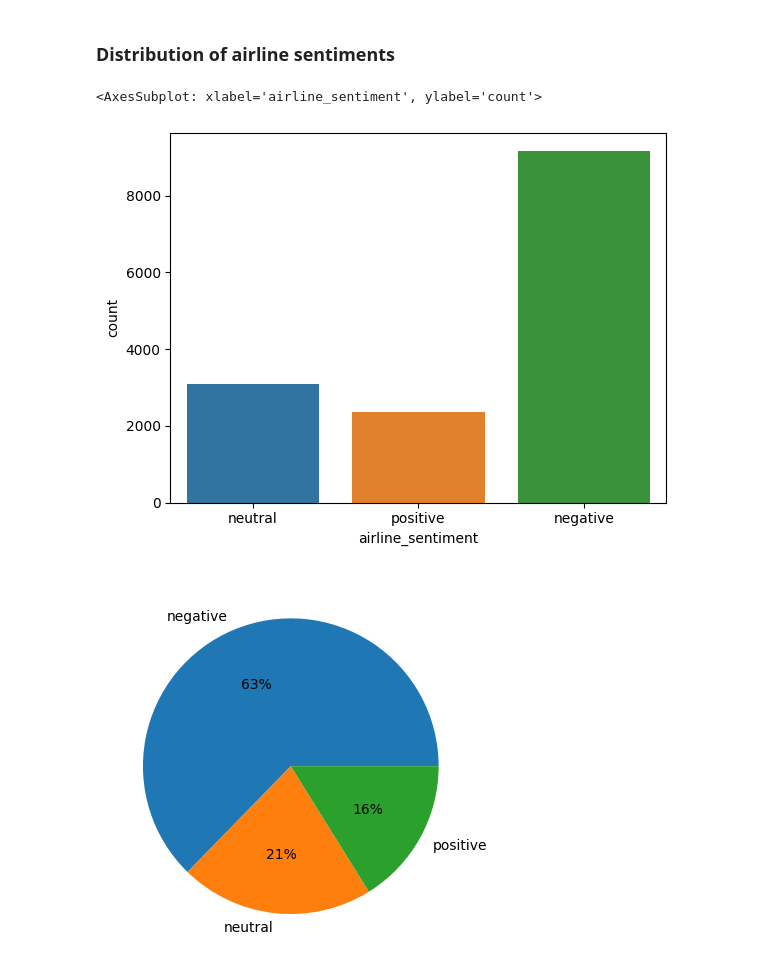
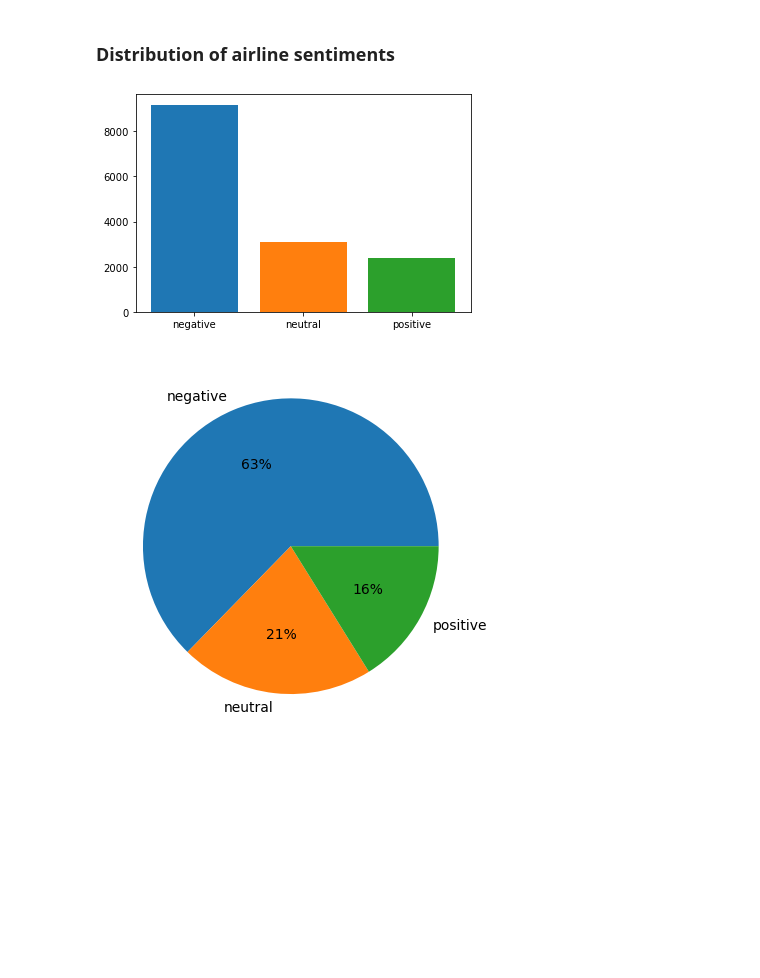
Before and after one commit to karansangha/5511_week6_finalproject, a Jupyter notebook: Sentiment Analysis.ipynb, the cells around one changed output. Cells and saved outputs as stored; diff of their text form; code cells hidden in the pictures; blank space fills up the shorter version.

```diff
--- a/Sentiment Analysis.ipynb
+++ b/Sentiment Analysis.ipynb
@@ -98,11 +100,13 @@ dtypes: float64(2), int64(2), object(11)
 memory usage: 1.7+ MB
 # %% [markdown]
 ### Distribution of airline sentiments
-# %%
-sns.countplot(x="airline_sentiment", data=df)
-# %% [output]
-<AxesSubplot: xlabel='airline_sentiment', ylabel='count'>
-[figure, removed]
+# %%
+plt.bar(df["airline_sentiment"].value_counts().index,
+        df["airline_sentiment"].value_counts(),
+        color=mcolors.TABLEAU_COLORS)
+plt.show()
+# %% [output]
+[figure, added]
 # %%
 plt.pie(df["airline_sentiment"].value_counts()
         , labels=df["airline_sentiment"].value_counts().index
```
Also changed, not shown: parts of 4 cells of this notebook.
